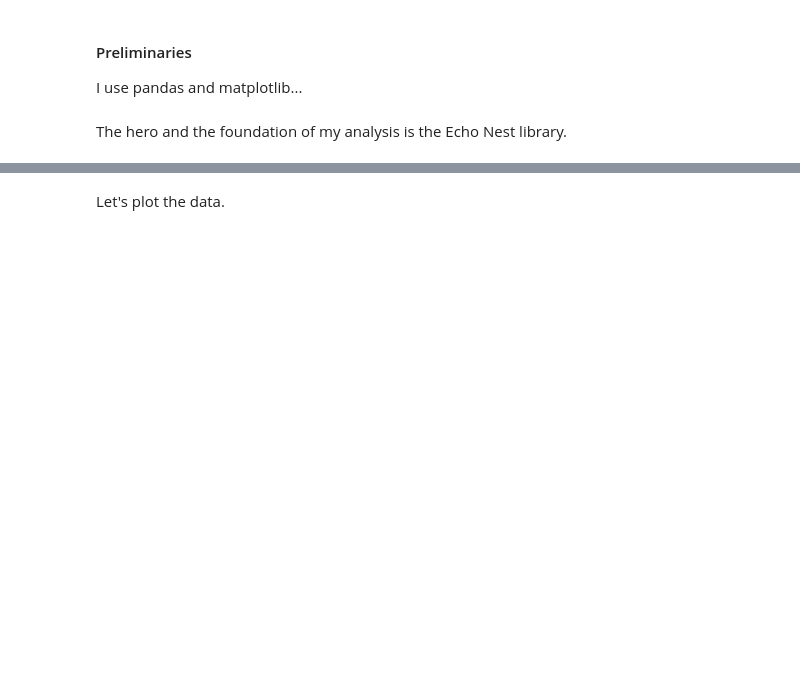
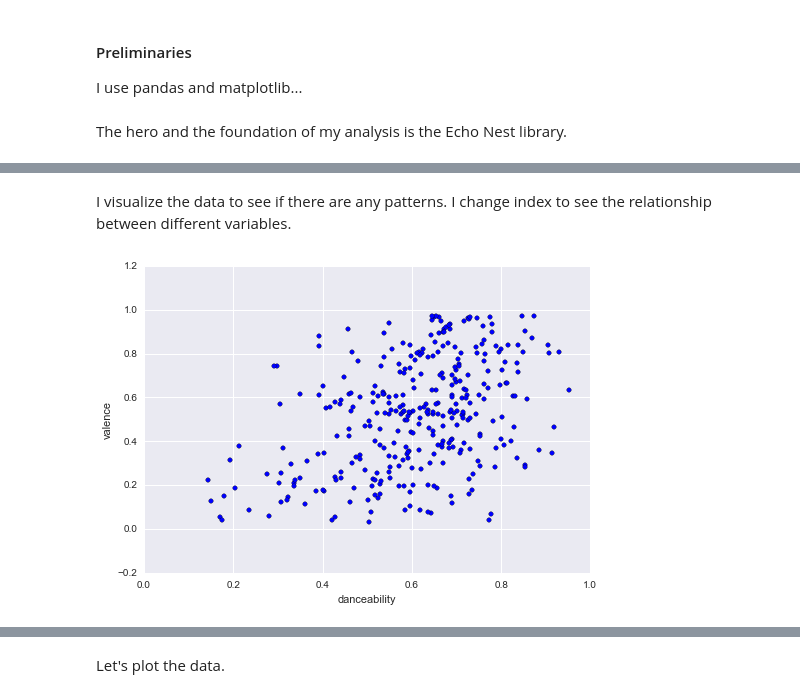
Before and after one commit to medennikova/itunes-music-analysis, a Jupyter notebook: music_analysis.ipynb, the cells around one changed output, grey strips where cells are left out. Drawn from its saved outputs; the diff is of its cells as text; code cells hidden in the pictures; blank space fills up the shorter version.

```diff
--- a/music_analysis.ipynb
+++ b/music_analysis.ipynb
@@ -36,3 +37,0 @@ I saved the data as a sqlite dictionary and use the sqlitedict library to access
-# %%
-from sqlitedict import SqliteDict
-db = SqliteDict('./chosen_tracks', autocommit=True)
@@ -54,5 +37,0 @@ add_songs_from_csv(csv_file, db)
-# %%
-# remove
-""" Add a new song by hand to the db
-"""
-db['Any Other Name'] = {'artist' : 'Thomas Newman', 'category' : 'yoga'}
@@ -184,17 +37,0 @@ Next we read in data from the database and take a look at what we're working wit
-# %%
-def read_db_in_pandas(db):
-    """ Read the DB."""
-    # Transpose data to have keys as index.
-    df = pd.DataFrame(dict(db)).T
-
-    # Remove rows with no data for a song.
-    df_clean = df[df['No_data'] != 1]
-
-    # Convert columns into numbers.
-    df_clean = df_clean.convert_objects(convert_numeric=True)
-
-    # Remove the 'No_data' column.
-    df_clean = df_clean.drop('No_data', 1)
-    return df_clean
-
-df = read_db_in_pandas(db)
@@ -269,0 +215,2 @@ result.sortlevel(level=1).reorder_levels(['measures', 'category'])
+# %%
+test_df = read_db_in_pandas(idb)
@@ -269,0 +237,17 @@ result.sortlevel(level=1).reorder_levels(['measures', 'category'])
+# %% [markdown]
+I visualize the data to see if there are any patterns. I change index to see the relationship between different variables.
+# %%
+def simple_df_plot(df, x_index, y_index):
+    # list columns with numeric values
+    cols = df.select_dtypes(exclude=[object]).columns
+    plt.scatter(df[cols[x_index]],
+                df[cols[y_index]])
+    plt.clim(-0.5, 2.5)
+    plt.xlabel(cols[x_index])
+    plt.ylabel(cols[y_index]);
+
+
+# make a plot
+simple_df_plot(test_df, 1, 10)
+# %% [output]
+[figure, added]
```
Also changed, not shown: parts of 105 cells of this notebook.
